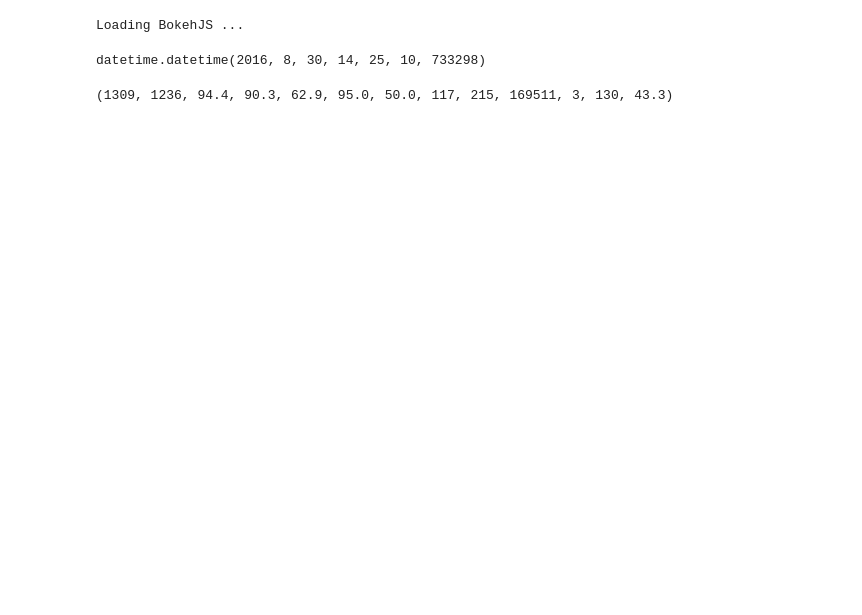
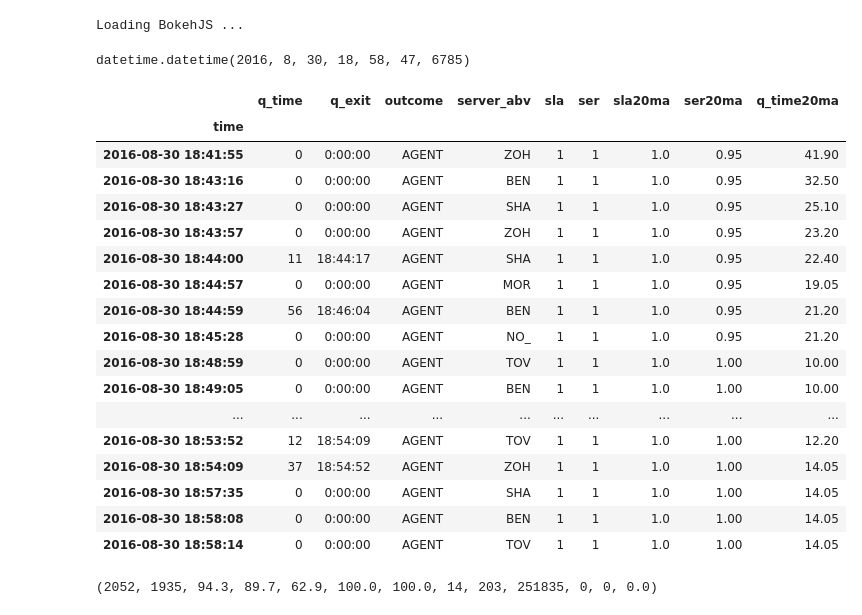
Before and after one commit to barntrosna/bokeh-project, a Jupyter notebook: calls_notebook.ipynb, the cells around one changed output. Saved outputs shown, nothing was run; the diff lists cells and outputs as text; code cells hidden in the pictures; blank space fills up the shorter version.

```diff
--- a/calls_notebook.ipynb
+++ b/calls_notebook.ipynb
@@ -28,43 +28,62 @@ del calls['time']
 del calls['server']
 #calls.tail()
 # %%
-#now = pd.datetime.now()
-now = pd.datetime(2016, 8, 30, 14, 25, 10, 733298)
+now = pd.datetime.now()
+#now = pd.datetime(2016, 8, 30, 14, 25, 10, 733298)
 past = calls[calls.index < now]
 # %%
 #past.tail(20)
 # %%
 now
 # %% [output]
-datetime.datetime(2016, 8, 30, 14, 25, 10, 733298)
+datetime.datetime(2016, 8, 30, 18, 58, 47, 6785)
 # %%
 import numpy as np
 import math
 q = past.loc[:,['q_time','q_exit', 'outcome', 'server_abv']]
 q = q[(q['outcome'] == 'AGENT')
       | ((q['q_time'] > 0) & (make_today(q['q_exit']) < now))]
 
 
 def within_sla(row):
     if row['q_time'] <= 300:
         val = 1
     else:
         val = 0
     return val
 
 def service(row):
     if row['outcome'] == "AGENT":
         ser = 1
     else:
         ser = 0
     return ser
 
 q['sla'] = q.apply(within_sla, axis=1)
 q['ser'] = q.apply(service, axis=1)
 q['sla20ma'] = pd.Series(q['sla']).rolling(window=20).mean()
 q['ser20ma'] = pd.Series(q['ser']).rolling(window=20).mean()
 q['q_time20ma'] = pd.Series(q['q_time']).rolling(window=20).mean()
-#q.tail(20)
+q.tail(20)
+# %% [output]
+|  | q_time | q_exit | outcome | server_abv | sla | ser | sla20ma | ser20ma | q_time20ma |
+| time |  |  |  |  |  |  |  |  |  |
+| 2016-08-30 18:41:55 | 0 | 0:00:00 | AGENT | ZOH | 1 | 1 | 1.0 | 0.95 | 41.90 |
+| 2016-08-30 18:43:16 | 0 | 0:00:00 | AGENT | BEN | 1 | 1 | 1.0 | 0.95 | 32.50 |
+| 2016-08-30 18:43:27 | 0 | 0:00:00 | AGENT | SHA | 1 | 1 | 1.0 | 0.95 | 25.10 |
+| 2016-08-30 18:43:57 | 0 | 0:00:00 | AGENT | ZOH | 1 | 1 | 1.0 | 0.95 | 23.20 |
+| 2016-08-30 18:44:00 | 11 | 18:44:17 | AGENT | SHA | 1 | 1 | 1.0 | 0.95 | 22.40 |
+| 2016-08-30 18:44:57 | 0 | 0:00:00 | AGENT | MOR | 1 | 1 | 1.0 | 0.95 | 19.05 |
+| 2016-08-30 18:44:59 | 56 | 18:46:04 | AGENT | BEN | 1 | 1 | 1.0 | 0.95 | 21.20 |
+| 2016-08-30 18:45:28 | 0 | 0:00:00 | AGENT | NO_ | 1 | 1 | 1.0 | 0.95 | 21.20 |
+| 2016-08-30 18:48:59 | 0 | 0:00:00 | AGENT | TOV | 1 | 1 | 1.0 | 1.00 | 10.00 |
+| 2016-08-30 18:49:05 | 0 | 0:00:00 | AGENT | BEN | 1 | 1 | 1.0 | 1.00 | 10.00 |
+| ... | ... | ... | ... | ... | ... | ... | ... | ... | ... |
+| 2016-08-30 18:53:52 | 12 | 18:54:09 | AGENT | TOV | 1 | 1 | 1.0 | 1.00 | 12.20 |
+| 2016-08-30 18:54:09 | 37 | 18:54:52 | AGENT | ZOH | 1 | 1 | 1.0 | 1.00 | 14.05 |
+| 2016-08-30 18:57:35 | 0 | 0:00:00 | AGENT | SHA | 1 | 1 | 1.0 | 1.00 | 14.05 |
+| 2016-08-30 18:58:08 | 0 | 0:00:00 | AGENT | BEN | 1 | 1 | 1.0 | 1.00 | 14.05 |
+| 2016-08-30 18:58:14 | 0 | 0:00:00 | AGENT | TOV | 1 | 1 | 1.0 | 1.00 | 14.05 |
 # %%
 total_calls = len(past.index)
 total_queued = len(q.index)
@@ -94,6 +113,6 @@ lw_sla = round((longest_waiting) / 3, 1)
 
 total_calls, total_queued, q_percent, sla_today, ser_today, avg_current_sla, avg_current_ser, avg_current_wait, avg_call_length, total_call_time, calls_waiting, longest_waiting, lw_sla
 # %% [output]
-(1309, 1236, 94.4, 90.3, 62.9, 95.0, 50.0, 117, 215, 169511, 3, 130, 43.3)
+(2052, 1935, 94.3, 89.7, 62.9, 100.0, 100.0, 14, 203, 251835, 0, 0, 0.0)
 # %%
 q200 = q.tail(100)
```
Also changed, not shown: parts of 4 cells of this notebook, 7 other files.
